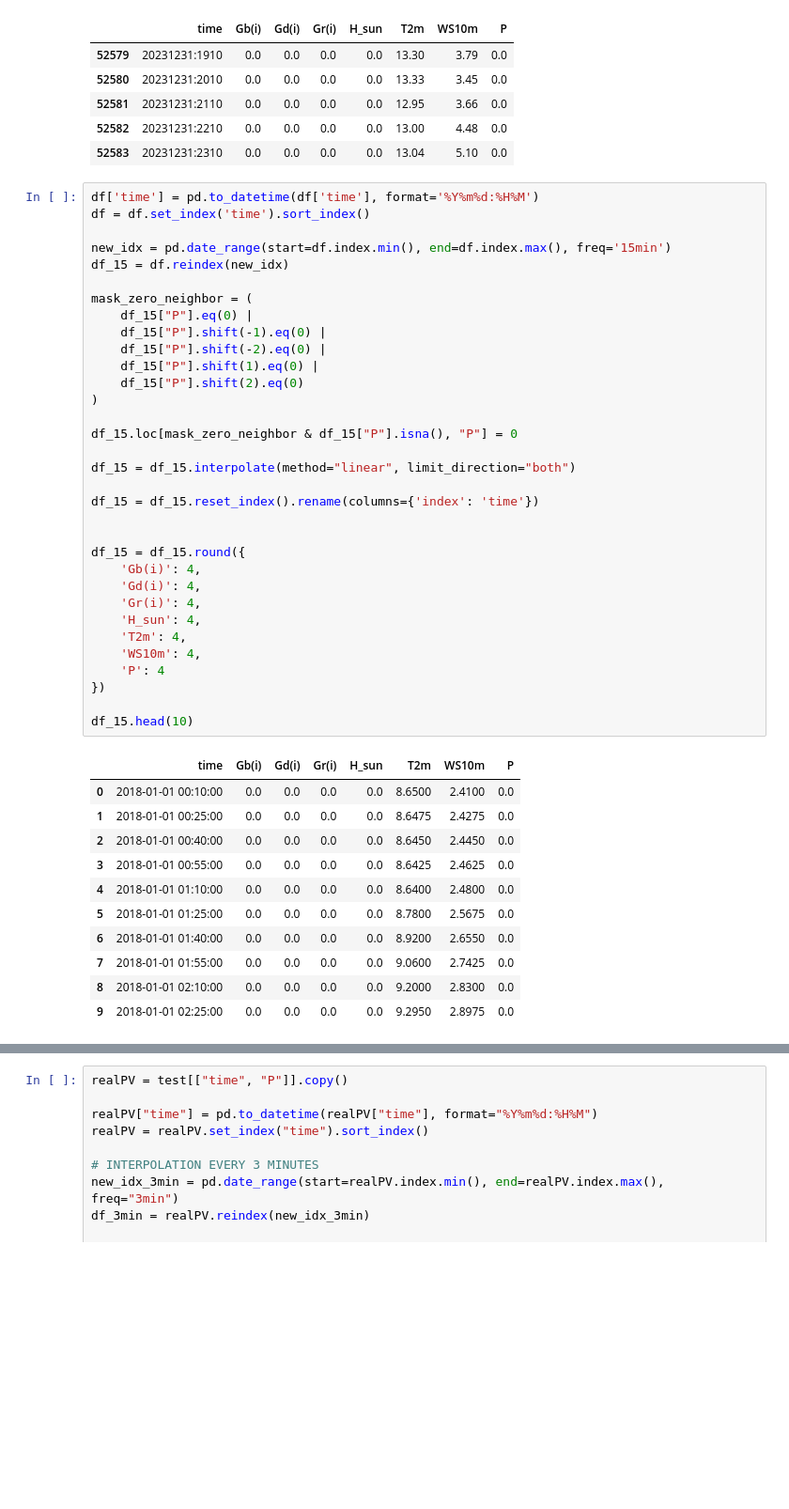
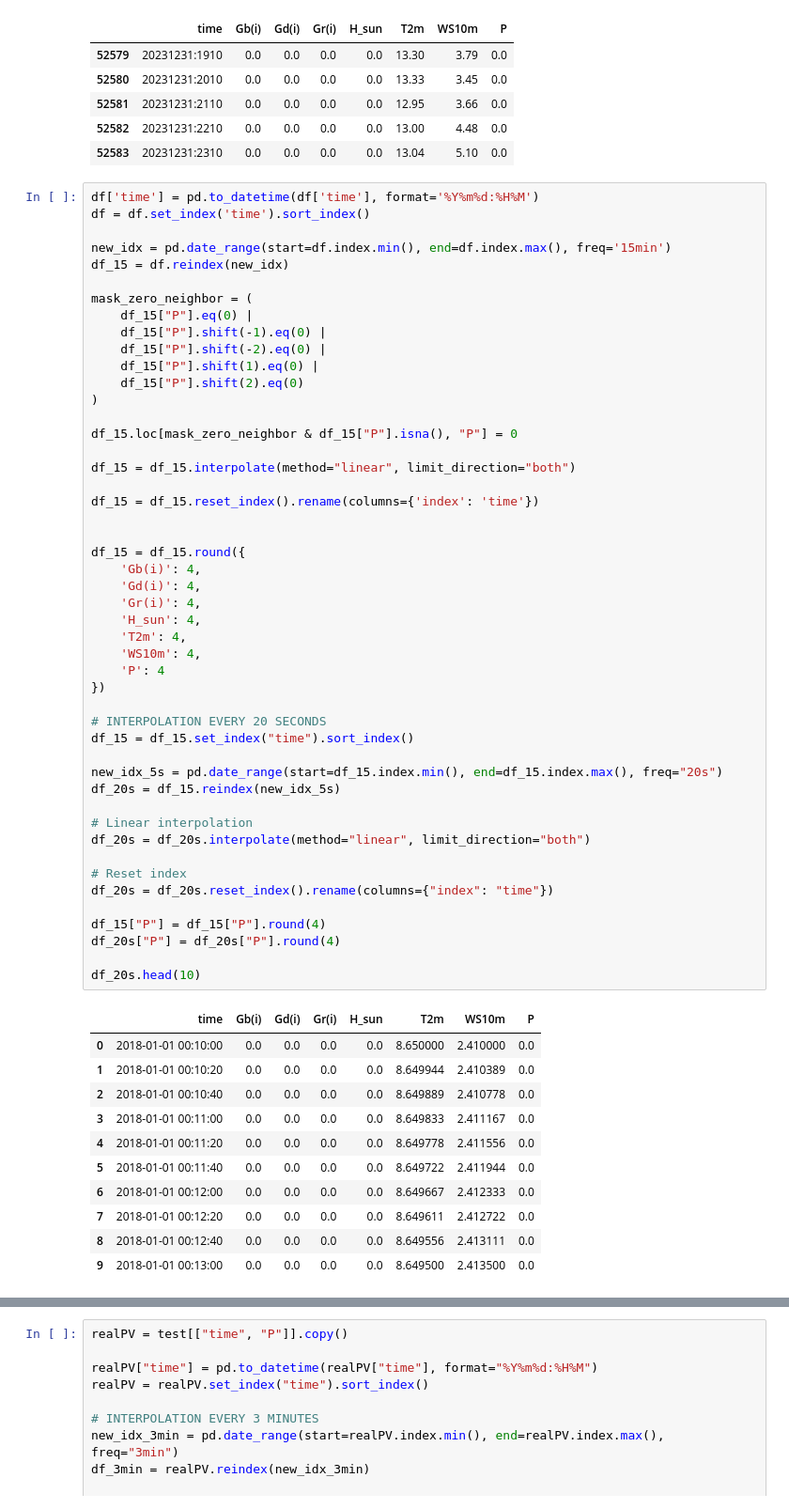
Before and after one commit to FilippoGambelli/ev-smart-charging, a Jupyter notebook: ML/radiotion_data.ipynb, the cells around one changed output, grey strips where cells are left out. Shown: that part at 94% size. Drawn from its saved outputs; the diff is of its cells as text; blank space fills up the shorter version.

```diff
--- a/ML/radiotion_data.ipynb
+++ b/ML/radiotion_data.ipynb
@@ -78,43 +78,58 @@ df = df.set_index('time').sort_index()
 new_idx = pd.date_range(start=df.index.min(), end=df.index.max(), freq='15min')
 df_15 = df.reindex(new_idx)
 
 mask_zero_neighbor = (
     df_15["P"].eq(0) |
     df_15["P"].shift(-1).eq(0) |
     df_15["P"].shift(-2).eq(0) |
     df_15["P"].shift(1).eq(0) |
     df_15["P"].shift(2).eq(0)
 )
 
 df_15.loc[mask_zero_neighbor & df_15["P"].isna(), "P"] = 0
 
 df_15 = df_15.interpolate(method="linear", limit_direction="both")
 
 df_15 = df_15.reset_index().rename(columns={'index': 'time'})
 
 
 df_15 = df_15.round({
     'Gb(i)': 4,
     'Gd(i)': 4,
     'Gr(i)': 4,
     'H_sun': 4,
     'T2m': 4,
     'WS10m': 4,
     'P': 4
 })
 
-df_15.head(10)
+# INTERPOLATION EVERY 20 SECONDS
+df_15 = df_15.set_index("time").sort_index()
+
+new_idx_5s = pd.date_range(start=df_15.index.min(), end=df_15.index.max(), freq="20s")
+df_20s = df_15.reindex(new_idx_5s)
+
+# Linear interpolation
+df_20s = df_20s.interpolate(method="linear", limit_direction="both")
+
+# Reset index
+df_20s = df_20s.reset_index().rename(columns={"index": "time"})
+
+df_15["P"] = df_15["P"].round(4)
+df_20s["P"] = df_20s["P"].round(4)
+
+df_20s.head(10)
 # %% [output]
 |  | time | Gb(i) | Gd(i) | Gr(i) | H_sun | T2m | WS10m | P |
-| 0 | 2018-01-01 00:10:00 | 0.0 | 0.0 | 0.0 | 0.0 | 8.6500 | 2.4100 | 0.0 |
-| 1 | 2018-01-01 00:25:00 | 0.0 | 0.0 | 0.0 | 0.0 | 8.6475 | 2.4275 | 0.0 |
-| 2 | 2018-01-01 00:40:00 | 0.0 | 0.0 | 0.0 | 0.0 | 8.6450 | 2.4450 | 0.0 |
-| 3 | 2018-01-01 00:55:00 | 0.0 | 0.0 | 0.0 | 0.0 | 8.6425 | 2.4625 | 0.0 |
-| 4 | 2018-01-01 01:10:00 | 0.0 | 0.0 | 0.0 | 0.0 | 8.6400 | 2.4800 | 0.0 |
-| 5 | 2018-01-01 01:25:00 | 0.0 | 0.0 | 0.0 | 0.0 | 8.7800 | 2.5675 | 0.0 |
-| 6 | 2018-01-01 01:40:00 | 0.0 | 0.0 | 0.0 | 0.0 | 8.9200 | 2.6550 | 0.0 |
-| 7 | 2018-01-01 01:55:00 | 0.0 | 0.0 | 0.0 | 0.0 | 9.0600 | 2.7425 | 0.0 |
-| 8 | 2018-01-01 02:10:00 | 0.0 | 0.0 | 0.0 | 0.0 | 9.2000 | 2.8300 | 0.0 |
-| 9 | 2018-01-01 02:25:00 | 0.0 | 0.0 | 0.0 | 0.0 | 9.2950 | 2.8975 | 0.0 |
+| 0 | 2018-01-01 00:10:00 | 0.0 | 0.0 | 0.0 | 0.0 | 8.650000 | 2.410000 | 0.0 |
+| 1 | 2018-01-01 00:10:20 | 0.0 | 0.0 | 0.0 | 0.0 | 8.649944 | 2.410389 | 0.0 |
+| 2 | 2018-01-01 00:10:40 | 0.0 | 0.0 | 0.0 | 0.0 | 8.649889 | 2.410778 | 0.0 |
+| 3 | 2018-01-01 00:11:00 | 0.0 | 0.0 | 0.0 | 0.0 | 8.649833 | 2.411167 | 0.0 |
+| 4 | 2018-01-01 00:11:20 | 0.0 | 0.0 | 0.0 | 0.0 | 8.649778 | 2.411556 | 0.0 |
+| 5 | 2018-01-01 00:11:40 | 0.0 | 0.0 | 0.0 | 0.0 | 8.649722 | 2.411944 | 0.0 |
+| 6 | 2018-01-01 00:12:00 | 0.0 | 0.0 | 0.0 | 0.0 | 8.649667 | 2.412333 | 0.0 |
+| 7 | 2018-01-01 00:12:20 | 0.0 | 0.0 | 0.0 | 0.0 | 8.649611 | 2.412722 | 0.0 |
+| 8 | 2018-01-01 00:12:40 | 0.0 | 0.0 | 0.0 | 0.0 | 8.649556 | 2.413111 | 0.0 |
+| 9 | 2018-01-01 00:13:00 | 0.0 | 0.0 | 0.0 | 0.0 | 8.649500 | 2.413500 | 0.0 |
 # %%
 df.reset_index(drop=True, inplace=True)
```
Also changed, not shown: parts of 2 cells of this notebook, 3 other files.
